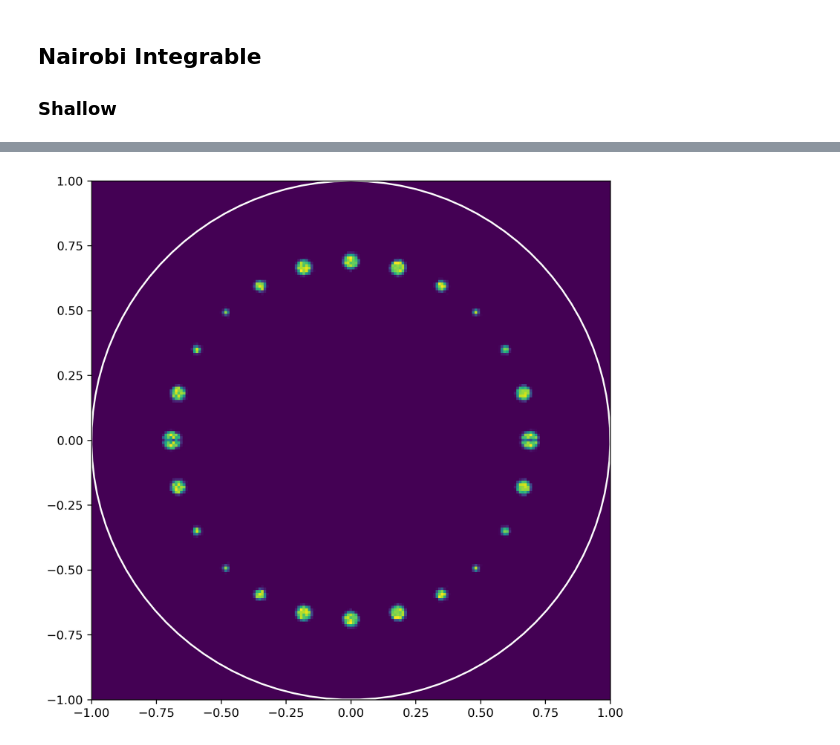
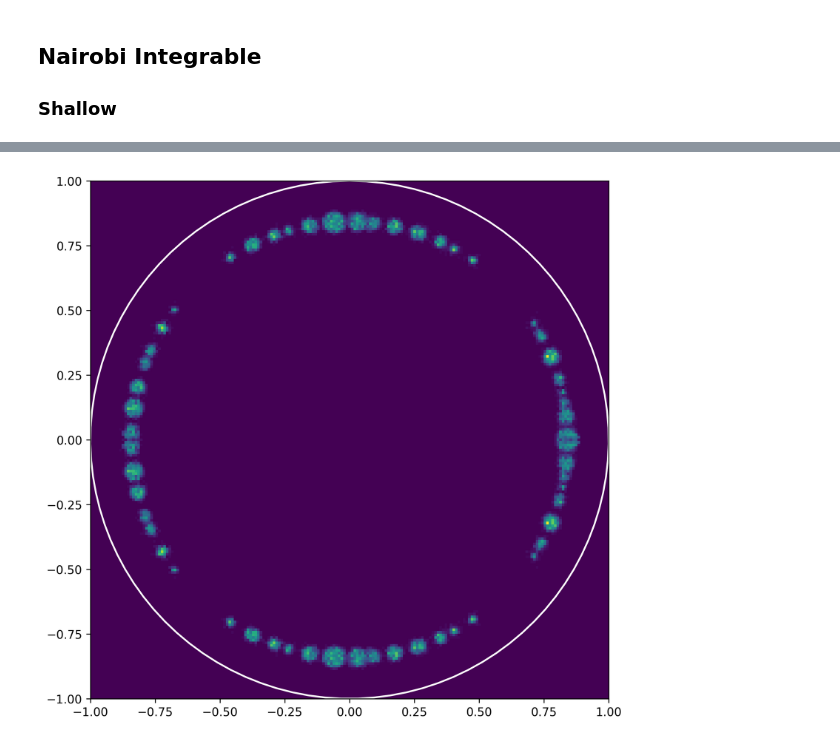
Before and after one commit to KristianWold/experimental-quantum-spectrum, a Jupyter notebook: notebooks/nisq_spectrum/integrability/Integrable Circuit Spectrum, Analysis copy.ipynb, the cells around one changed output, grey strips where cells are left out. Saved outputs shown, nothing was run; the diff lists cells and outputs as text; code cells hidden in the pictures.

```diff
--- a/notebooks/nisq_spectrum/integrability/Integrable Circuit Spectrum, Analysis copy.ipynb
+++ b/notebooks/nisq_spectrum/integrability/Integrable Circuit Spectrum, Analysis copy.ipynb
@@ -42,6 +42,8 @@ def resample_diluted(diluted_channel, U = None, num_samples = None):
     d = diluted_channel.d
     c = diluted_channel.c
     rank = diluted_channel.rank
+    if U is None:
+        U = diluted_channel.U[0,0]
 
     n = int(np.log2(d))
     spectrum_resample_list = []
@@ -72,0 +63,10 @@ channel_diluted = DilutedKrausMap(U=U, c=0.69, kraus_part=KrausMap(d, rank=8))
+# %%
+model = loader(path1 + "nairobi_4qubit_integrable_shallow.model")
+model_diluted = loader(path1 + "diluted_fitting_integrable_shallow.model")[1]
+
+channel_diluted = model_diluted.channel
+U = channel_diluted.U[0,0]
+channel_unitary = ChoiMapStatic(U, mode="unitary")
+
+print("p =",1- channel_diluted.c.numpy())
+print("rank= ",channel_diluted.kraus_part.rank)
@@ -76,5 +79,5 @@ random.seed(42)
 tf.random.set_seed(42)
 rng = np.random.default_rng(seed=42)
 
-spectrum_resample1 = resample_diluted(channel_diluted, U=U, num_samples = 100)
+spectrum_resample = resample_diluted(channel_diluted, num_samples = 100)
 # %%
@@ -96,15 +100,15 @@ plt.show()
 # %%
 t = np.linspace(0, 2*np.pi, 100)
 circle = [np.sin(t), np.cos(t)]
 
 fig = plt.figure(figsize=(8,8), dpi = 300, facecolor='w', edgecolor='k')
 ax = fig.add_subplot(111)
 ax.set_aspect(1)
 
-h, bins, _, _ = plt.hist2d(spectrum_resample1[:,0], spectrum_resample1[:,1], bins = np.linspace(-1, 1, 200))
+h, bins, _, _ = plt.hist2d(spectrum_resample[:,0], spectrum_resample[:,1], bins = np.linspace(-1, 1, 200))
 plt.plot(*circle, "w")
-
+plt.savefig("figures/nairobi_4qubit_integrable_shallow_diluted.pdf")
 
 plt.show()
 # %% [output]
-[figure, old version]
+[figure, new version]
```
Also changed, not shown: parts of 29 cells of this notebook, 24 other files.
